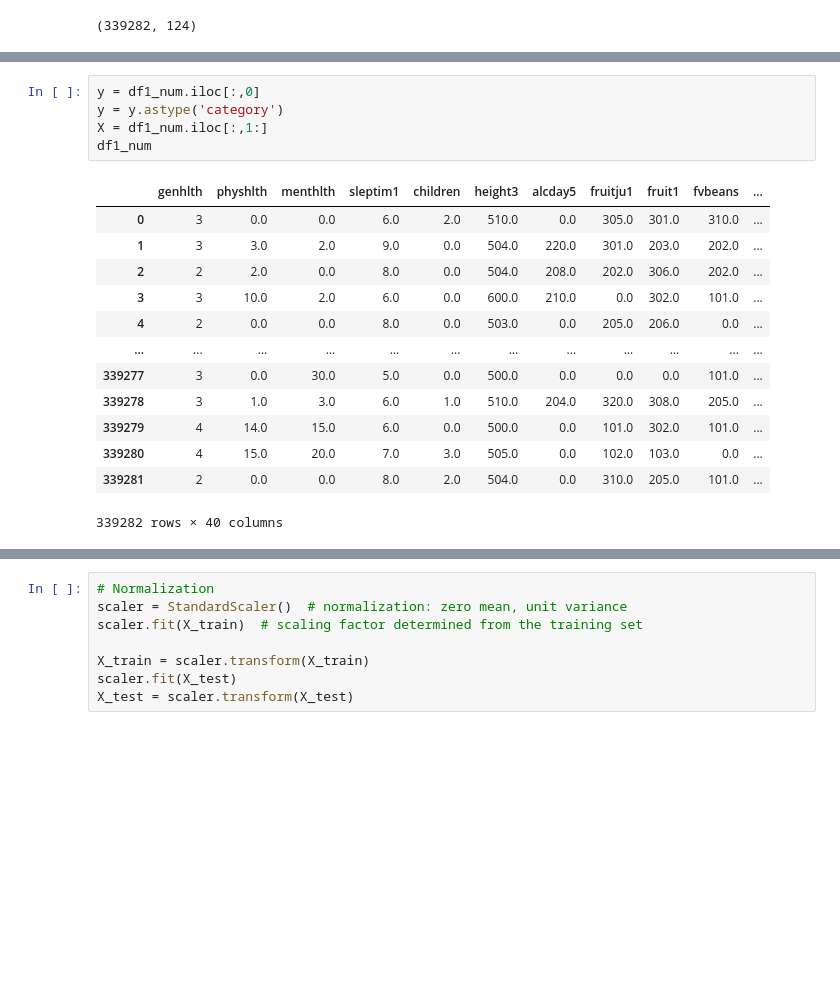
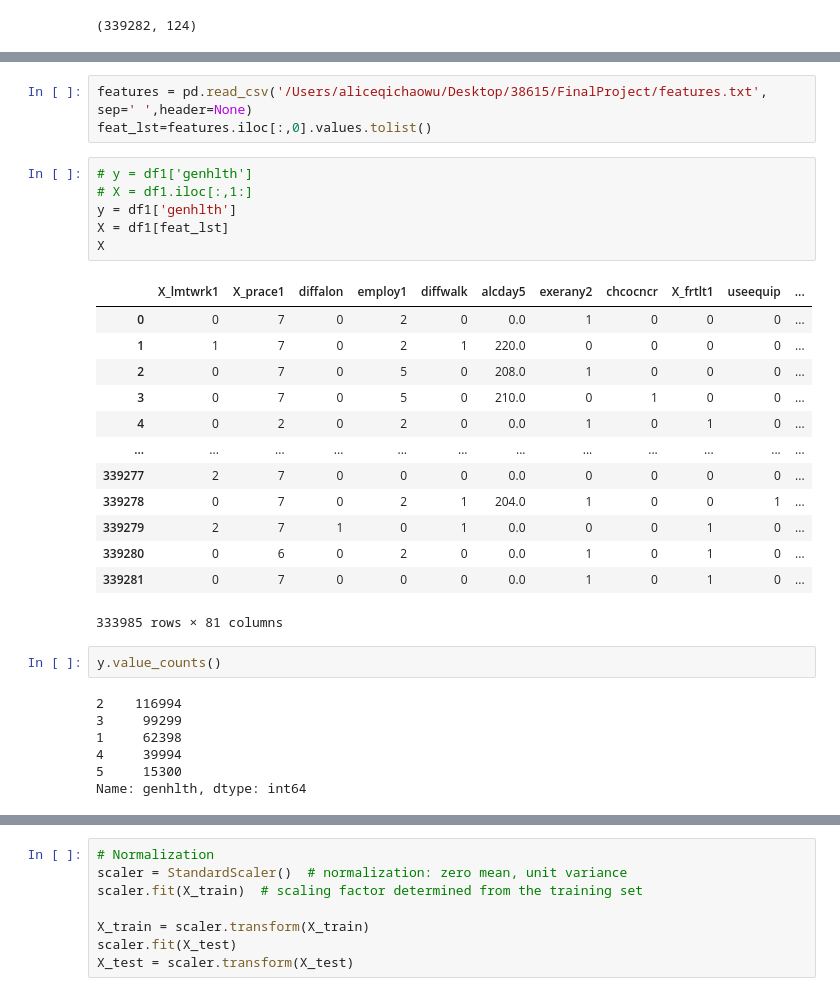
Before and after one commit to alicewuhhh/Health-Survey-Risk-Factors, a Jupyter notebook: Final_Project_Health_Survey_Risk.ipynb, the cells around one changed output, grey strips where cells are left out. Saved outputs shown, nothing was run; the diff lists cells and outputs as text; blank space fills up the shorter version.

```diff
--- a/Final_Project_Health_Survey_Risk.ipynb
+++ b/Final_Project_Health_Survey_Risk.ipynb
@@ -142,21 +243,34 @@ df1_num=df1.select_dtypes(include=numerics)
+# %%
+features = pd.read_csv('/Users/aliceqichaowu/Desktop/38615/FinalProject/features.txt', sep=' ',header=None)
+feat_lst=features.iloc[:,0].values.tolist()
+# %%
+# y = df1['genhlth']
+# X = df1.iloc[:,1:]
+y = df1['genhlth']
+X = df1[feat_lst]
+X
+# %% [output]
+|  | X_lmtwrk1 | X_prace1 | diffalon | employ1 | diffwalk | alcday5 | exerany2 | chcocncr | X_frtlt1 | useequip | ... |
+| 0 | 0 | 7 | 0 | 2 | 0 | 0.0 | 1 | 0 | 0 | 0 | ... |
+| 1 | 1 | 7 | 0 | 2 | 1 | 220.0 | 0 | 0 | 0 | 0 | ... |
+| 2 | 0 | 7 | 0 | 5 | 0 | 208.0 | 1 | 0 | 0 | 0 | ... |
+| 3 | 0 | 7 | 0 | 5 | 0 | 210.0 | 0 | 1 | 0 | 0 | ... |
+| 4 | 0 | 2 | 0 | 2 | 0 | 0.0 | 1 | 0 | 1 | 0 | ... |
+| ... | ... | ... | ... | ... | ... | ... | ... | ... | ... | ... | ... |
+| 339277 | 2 | 7 | 0 | 0 | 0 | 0.0 | 0 | 0 | 0 | 0 | ... |
+| 339278 | 0 | 7 | 0 | 2 | 1 | 204.0 | 1 | 0 | 0 | 1 | ... |
+| 339279 | 2 | 7 | 1 | 0 | 1 | 0.0 | 0 | 0 | 1 | 0 | ... |
+| 339280 | 0 | 6 | 0 | 2 | 0 | 0.0 | 1 | 0 | 1 | 0 | ... |
+| 339281 | 0 | 7 | 0 | 0 | 0 | 0.0 | 1 | 0 | 1 | 0 | ... |
+333985 rows × 81 columns
 # %%
-y = df1_num.iloc[:,0]
-y = y.astype('category')
-X = df1_num.iloc[:,1:]
-df1_num
+y.value_counts()
 # %% [output]
-|  | genhlth | physhlth | menthlth | sleptim1 | children | height3 | alcday5 | fruitju1 | fruit1 | fvbeans | ... |
-| 0 | 3 | 0.0 | 0.0 | 6.0 | 2.0 | 510.0 | 0.0 | 305.0 | 301.0 | 310.0 | ... |
-| 1 | 3 | 3.0 | 2.0 | 9.0 | 0.0 | 504.0 | 220.0 | 301.0 | 203.0 | 202.0 | ... |
-| 2 | 2 | 2.0 | 0.0 | 8.0 | 0.0 | 504.0 | 208.0 | 202.0 | 306.0 | 202.0 | ... |
-| 3 | 3 | 10.0 | 2.0 | 6.0 | 0.0 | 600.0 | 210.0 | 0.0 | 302.0 | 101.0 | ... |
-| 4 | 2 | 0.0 | 0.0 | 8.0 | 0.0 | 503.0 | 0.0 | 205.0 | 206.0 | 0.0 | ... |
-| ... | ... | ... | ... | ... | ... | ... | ... | ... | ... | ... | ... |
-| 339277 | 3 | 0.0 | 30.0 | 5.0 | 0.0 | 500.0 | 0.0 | 0.0 | 0.0 | 101.0 | ... |
-| 339278 | 3 | 1.0 | 3.0 | 6.0 | 1.0 | 510.0 | 204.0 | 320.0 | 308.0 | 205.0 | ... |
-| 339279 | 4 | 14.0 | 15.0 | 6.0 | 0.0 | 500.0 | 0.0 | 101.0 | 302.0 | 101.0 | ... |
-| 339280 | 4 | 15.0 | 20.0 | 7.0 | 3.0 | 505.0 | 0.0 | 102.0 | 103.0 | 0.0 | ... |
-| 339281 | 2 | 0.0 | 0.0 | 8.0 | 2.0 | 504.0 | 0.0 | 310.0 | 205.0 | 101.0 | ... |
-339282 rows × 40 columns
+2    116994
+3     99299
+1     62398
+4     39994
+5     15300
+Name: genhlth, dtype: int64
 # %%
 X_train, X_test, y_train, y_test = train_test_split(X, y, test_size=0.20, random_state=0)
```
Also changed, not shown: parts of 41 cells of this notebook.
